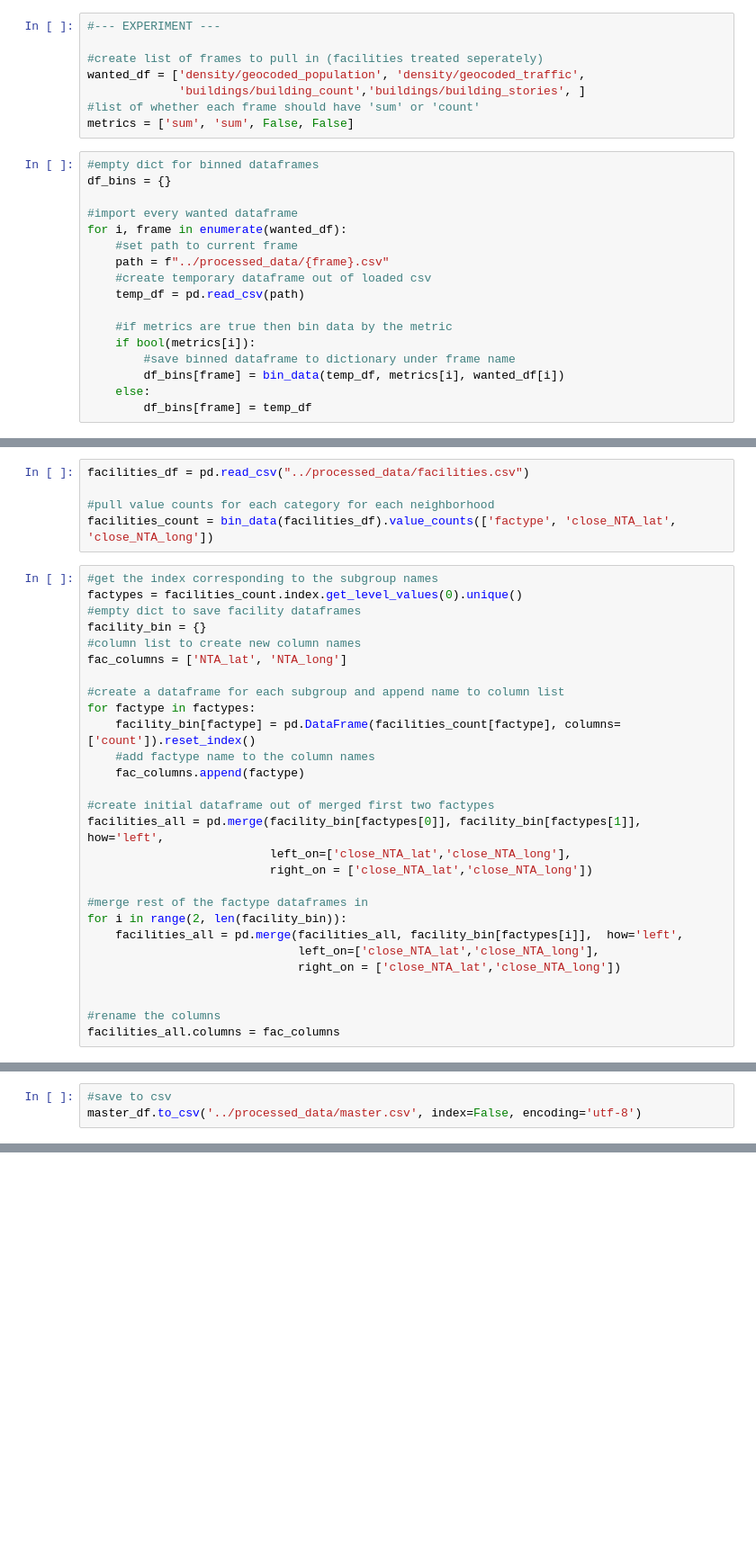
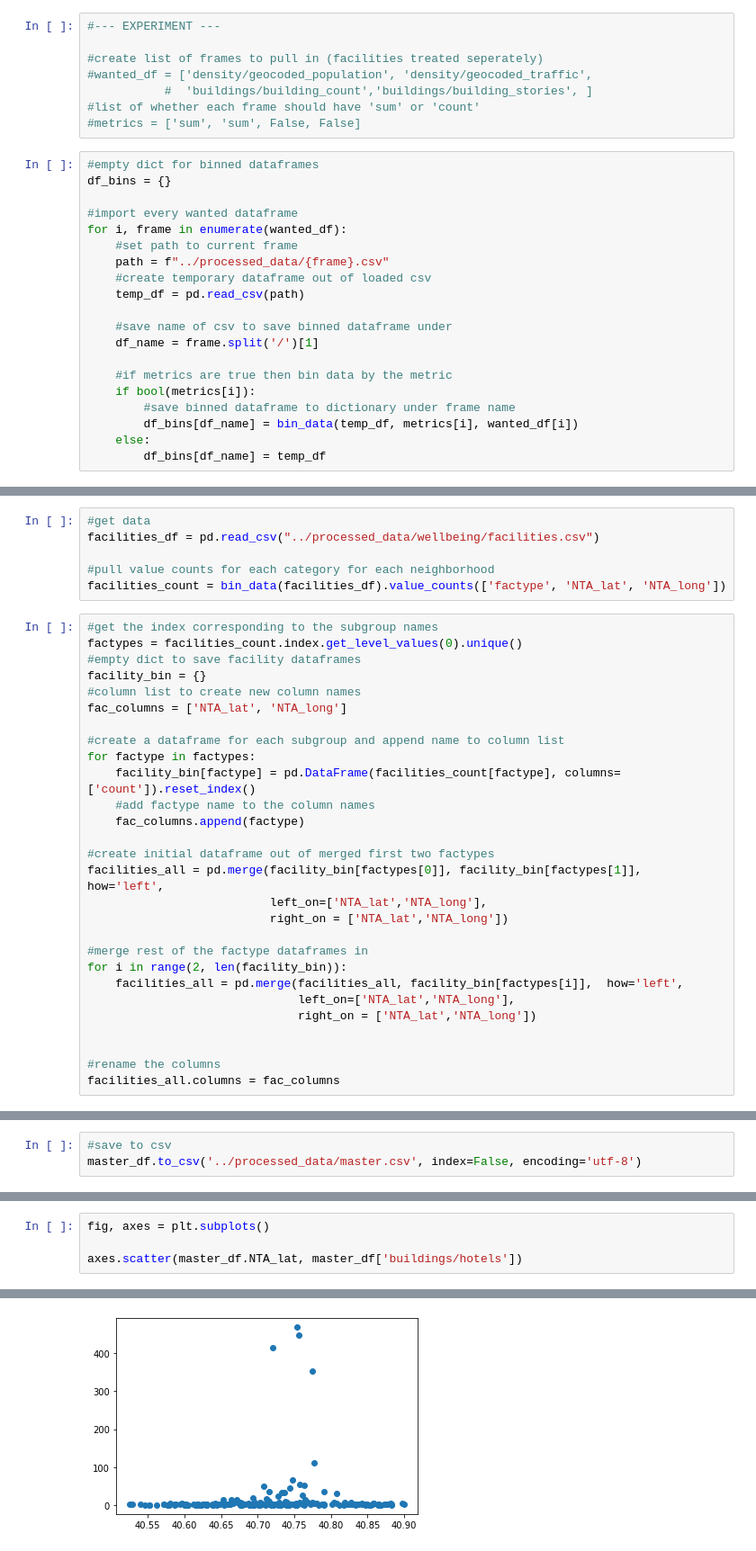
Before and after one commit to fynnweaver/Mid-Term-Project, a Jupyter notebook: notebooks/binning.ipynb, the cells around one changed output, grey strips where cells are left out. Shown: that part at 90% size. Cells and saved outputs as stored; diff of their text form; blank space fills up the shorter version.

Commit message:
Seperate buildings into wellbeing and buildings. More comments. Changed paths for restructering. Master is V1 clustering dataset

```diff
--- a/notebooks/binning.ipynb
+++ b/notebooks/binning.ipynb
@@ -33,10 +33,10 @@ metrics = ['sum', 'sum', 'sum', 'count', 'count', 'count']
 #--- EXPERIMENT ---
 
 #create list of frames to pull in (facilities treated seperately)
-wanted_df = ['density/geocoded_population', 'density/geocoded_traffic',
-             'buildings/building_count','buildings/building_stories', ]
+#wanted_df = ['density/geocoded_population', 'density/geocoded_traffic',
+           #  'buildings/building_count','buildings/building_stories', ]
 #list of whether each frame should have 'sum' or 'count'
-metrics = ['sum', 'sum', False, False]
+#metrics = ['sum', 'sum', False, False]
 # %%
 #empty dict for binned dataframes
 df_bins = {}
@@ -48,11 +48,14 @@ for i, frame in enumerate(wanted_df):
     #create temporary dataframe out of loaded csv
     temp_df = pd.read_csv(path)
 
+    #save name of csv to save binned dataframe under
+    df_name = frame.split('/')[1]
+
     #if metrics are true then bin data by the metric
     if bool(metrics[i]):
         #save binned dataframe to dictionary under frame name
-        df_bins[frame] = bin_data(temp_df, metrics[i], wanted_df[i])
+        df_bins[df_name] = bin_data(temp_df, metrics[i], wanted_df[i])
     else:
-        df_bins[frame] = temp_df
+        df_bins[df_name] = temp_df
 # %%
 #check it works
@@ -71,8 +76,9 @@ df_bins['density/geocoded_population'].head()
 # %%
-facilities_df = pd.read_csv("../processed_data/facilities.csv")
+#get data
+facilities_df = pd.read_csv("../processed_data/wellbeing/facilities.csv")
 
 #pull value counts for each category for each neighborhood
-facilities_count = bin_data(facilities_df).value_counts(['factype', 'close_NTA_lat', 'close_NTA_long'])
+facilities_count = bin_data(facilities_df).value_counts(['factype', 'NTA_lat', 'NTA_long'])
 # %%
 #get the index corresponding to the subgroup names
 factypes = facilities_count.index.get_level_values(0).unique()
@@ -89,14 +95,14 @@ for factype in factypes:
 
 #create initial dataframe out of merged first two factypes
 facilities_all = pd.merge(facility_bin[factypes[0]], facility_bin[factypes[1]],  how='left',
-                          left_on=['close_NTA_lat','close_NTA_long'],
-                          right_on = ['close_NTA_lat','close_NTA_long'])
+                          left_on=['NTA_lat','NTA_long'],
+                          right_on = ['NTA_lat','NTA_long'])
 
 #merge rest of the factype dataframes in
 for i in range(2, len(facility_bin)):
     facilities_all = pd.merge(facilities_all, facility_bin[factypes[i]],  how='left',
-                              left_on=['close_NTA_lat','close_NTA_long'],
-                              right_on = ['close_NTA_lat','close_NTA_long'])
+                              left_on=['NTA_lat','NTA_long'],
+                              right_on = ['NTA_lat','NTA_long'])
 
 
 #rename the columns
@@ -143,0 +177,5 @@ master_df.describe()
+# %%
+fig, axes = plt.subplots()
+
+axes.scatter(master_df.NTA_lat, master_df['buildings/hotels'])
+# %% [output]
@@ -143,0 +183 @@ master_df.describe()
+[figure, added]
```
Also changed, not shown: parts of 10 cells of this notebook, 11 other files.
